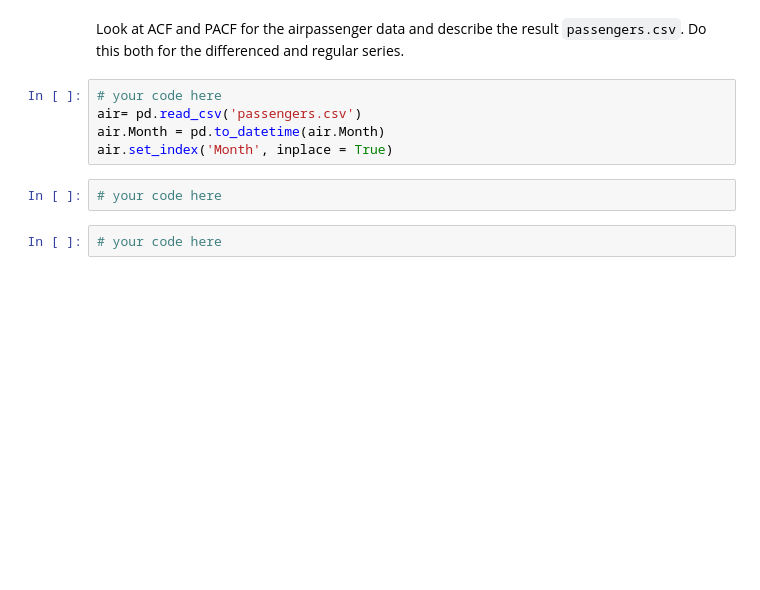
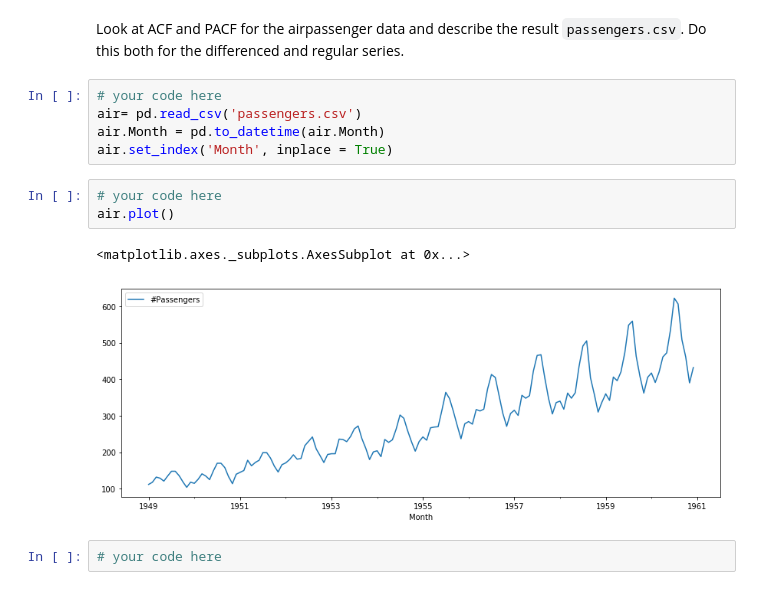
Before and after one commit to yuwenwang169/dsc-enterprise-hsbc-autocorrelation-in-time-series-lab-hsbc-ds-081319, a Jupyter notebook: index.ipynb, the cells around one changed output. Cells and saved outputs as stored; diff of their text form; blank space fills up the shorter version.

```diff
--- a/index.ipynb
+++ b/index.ipynb
@@ -163,6 +163,10 @@ air.Month = pd.to_datetime(air.Month)
 air.set_index('Month', inplace = True)
 # %%
 # your code here
+air.plot()
+# %% [output]
+<matplotlib.axes._subplots.AxesSubplot at 0x...>
+[figure, added]
 # %%
 # your code here
 # %%
```
